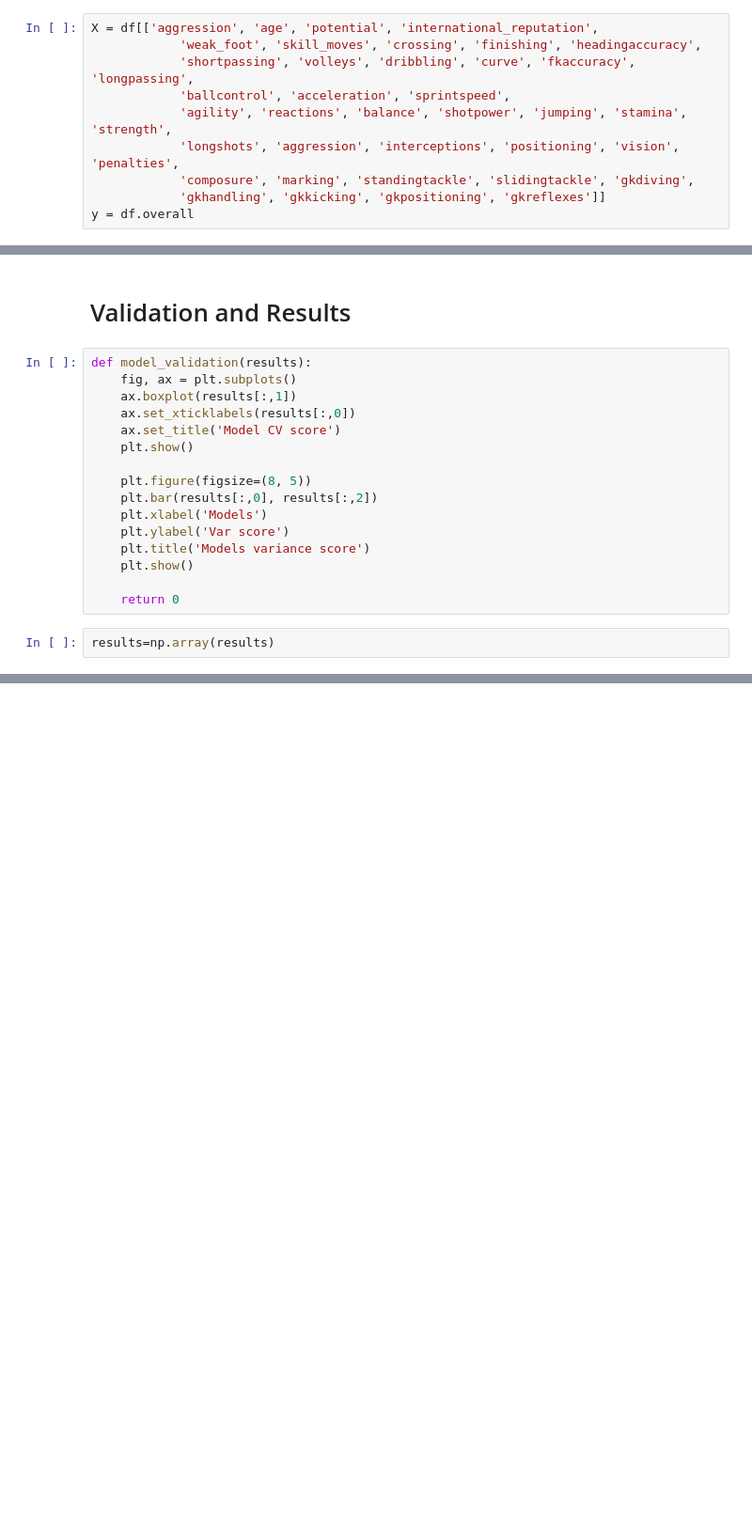
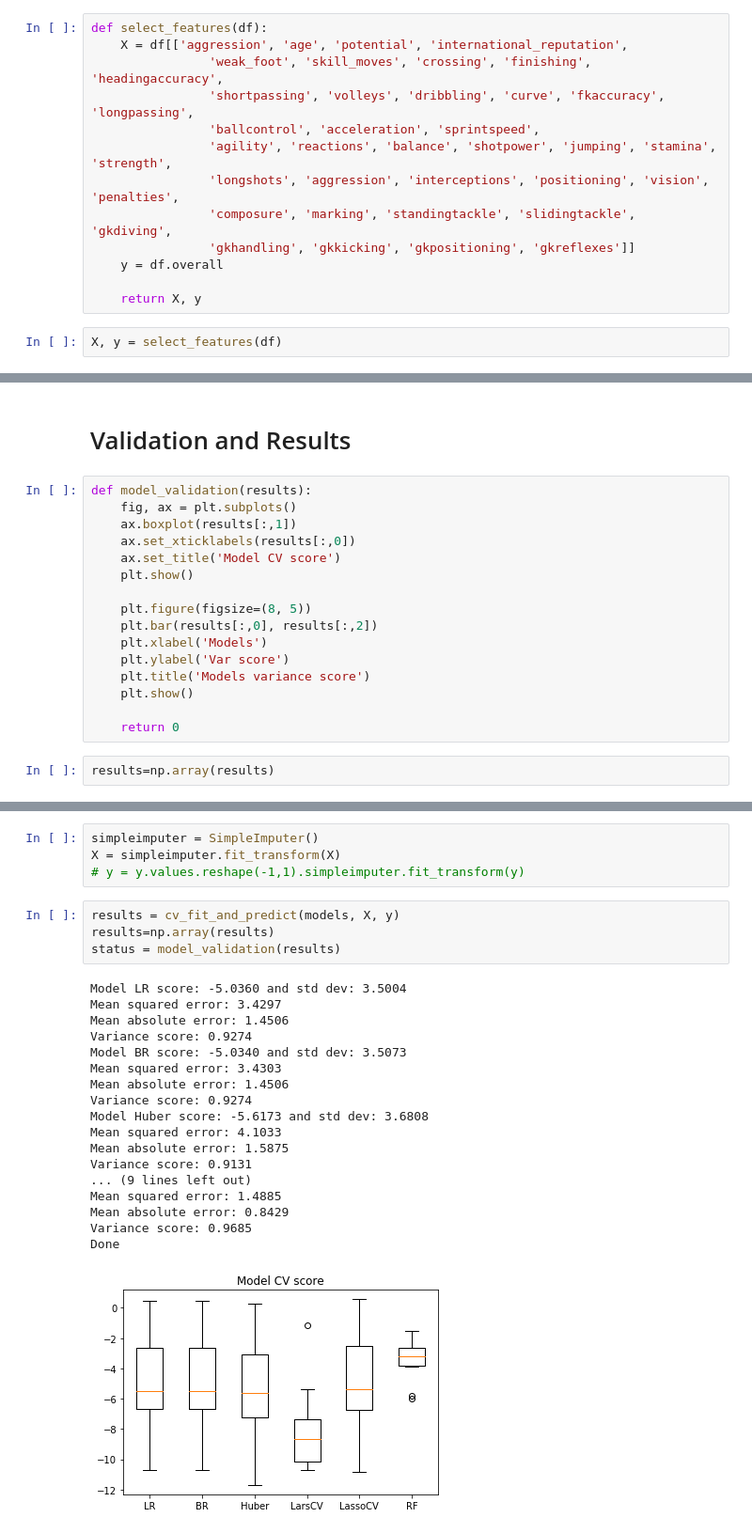
Before and after one commit to shobhitshah/fifa19-player-stats, a Jupyter notebook: scripts/fifa19_ml2.ipynb, the cells around one changed output, grey strips where cells are left out. Shown: that part at 94% size. Drawn from its saved outputs; the diff is of its cells as text; blank space fills up the shorter version.

```diff
--- a/scripts/fifa19_ml2.ipynb
+++ b/scripts/fifa19_ml2.ipynb
@@ -53,15 +54,20 @@ def drop_missing_values(train):
 # %%
 df = drop_missing_values(train)
 # %%
-X = df[['aggression', 'age', 'potential', 'international_reputation',
-            'weak_foot', 'skill_moves', 'crossing', 'finishing', 'headingaccuracy',
-            'shortpassing', 'volleys', 'dribbling', 'curve', 'fkaccuracy', 'longpassing',
-            'ballcontrol', 'acceleration', 'sprintspeed',
-            'agility', 'reactions', 'balance', 'shotpower', 'jumping', 'stamina', 'strength',
-            'longshots', 'aggression', 'interceptions', 'positioning', 'vision', 'penalties',
-            'composure', 'marking', 'standingtackle', 'slidingtackle', 'gkdiving',
-            'gkhandling', 'gkkicking', 'gkpositioning', 'gkreflexes']]
-y = df.overall
+def select_features(df):
+    X = df[['aggression', 'age', 'potential', 'international_reputation',
+                'weak_foot', 'skill_moves', 'crossing', 'finishing', 'headingaccuracy',
+                'shortpassing', 'volleys', 'dribbling', 'curve', 'fkaccuracy', 'longpassing',
+                'ballcontrol', 'acceleration', 'sprintspeed',
+                'agility', 'reactions', 'balance', 'shotpower', 'jumping', 'stamina', 'strength',
+                'longshots', 'aggression', 'interceptions', 'positioning', 'vision', 'penalties',
+                'composure', 'marking', 'standingtackle', 'slidingtackle', 'gkdiving',
+                'gkhandling', 'gkkicking', 'gkpositioning', 'gkreflexes']]
+    y = df.overall
+
+    return X, y
+# %%
+X, y = select_features(df)
 # %% [markdown]
 # Define Models
 # %%
@@ -154,0 +163,27 @@ status = model_validation(results)
+# %%
+simpleimputer = SimpleImputer()
+X = simpleimputer.fit_transform(X)
+# y = y.values.reshape(-1,1).simpleimputer.fit_transform(y)
+# %%
+results = cv_fit_and_predict(models, X, y)
+results=np.array(results)
+status = model_validation(results)
+# %% [output]
+Model LR score: -5.0360 and std dev: 3.5004
+Mean squared error: 3.4297
+Mean absolute error: 1.4506
+Variance score: 0.9274
+Model BR score: -5.0340 and std dev: 3.5073
+Mean squared error: 3.4303
+Mean absolute error: 1.4506
+Variance score: 0.9274
+Model Huber score: -5.6173 and std dev: 3.6808
+Mean squared error: 4.1033
+Mean absolute error: 1.5875
+Variance score: 0.9131
+... (9 lines left out)
+Mean squared error: 1.4885
+Mean absolute error: 0.8429
+Variance score: 0.9685
+Done
+[figure, added]
```
Also changed, not shown: parts of 7 cells of this notebook.
